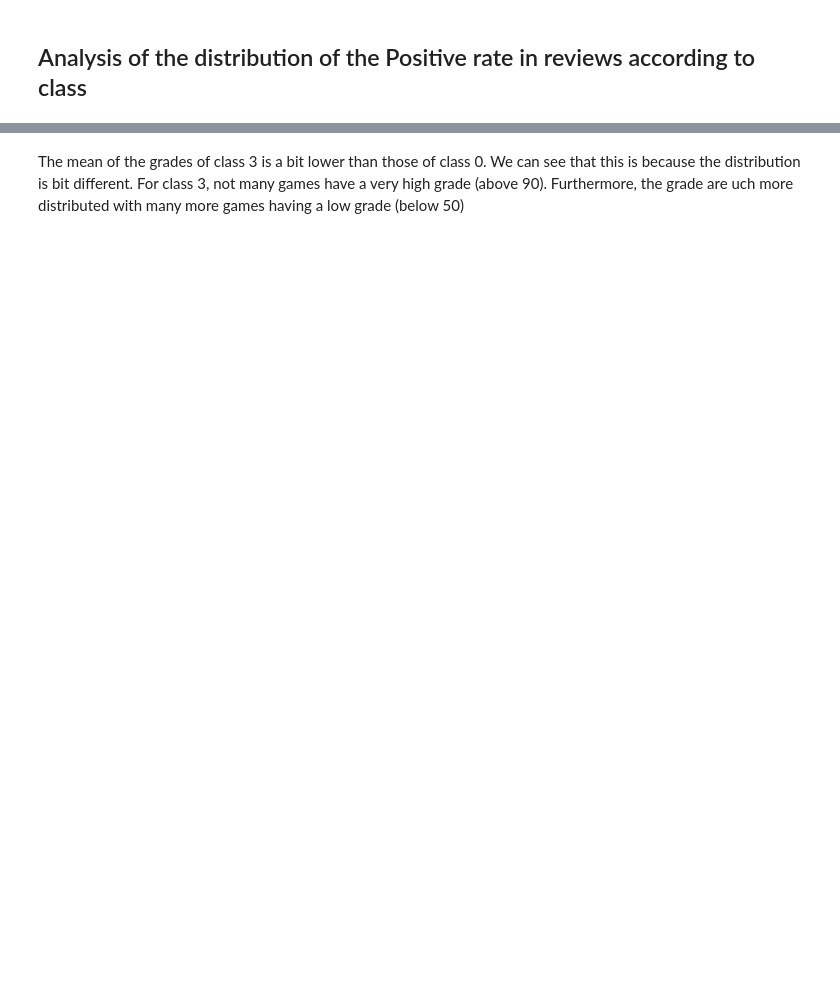
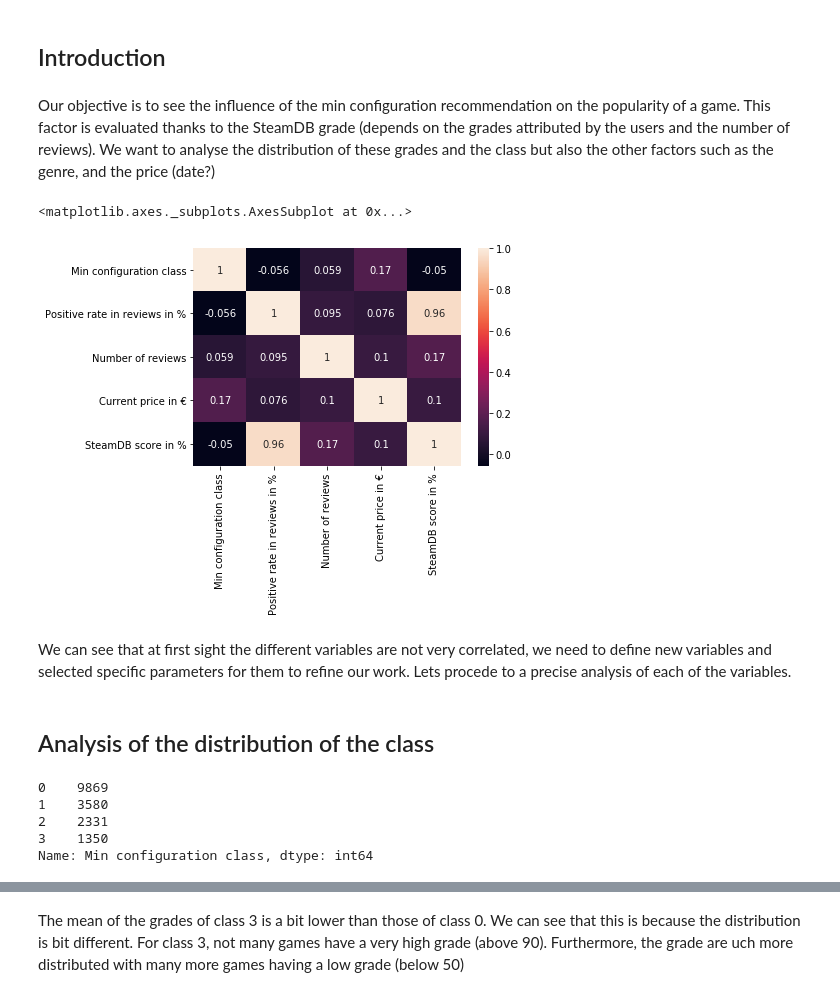
Before and after one commit to gregbellan/MODS203, a Jupyter notebook: Data_Jaylet.ipynb, the cells around one changed output, grey strips where cells are left out. Cells and saved outputs as stored; diff of their text form; code cells hidden in the pictures; blank space fills up the shorter version.

```diff
--- a/Data_Jaylet.ipynb
+++ b/Data_Jaylet.ipynb
@@ -13,5 +13,25 @@ df.head(5)
 | 2 | 568130 | ['Action', 'Adventure', 'Indie'] | ['Nickana Studio'] | ['Nickana Studio'] | 2017-01-03 | 3.99 | 20 | ... |
 | 3 | 568180 | ['Action', 'Adventure', 'Indie'] | ['Sword Twin Studios Ltd.'] | ['Sword Twin Studios Ltd.'] | 2017-03-31 | 0.00 | 12 | ... |
 | 4 | 568200 | ['Casual', 'Indie'] | ['Bruno Freitas'] | ['Bruno Freitas'] | 2016-12-19 | 1.99 | 28 | ... |
+# %% [markdown]
+## Introduction
+# %% [markdown]
+Our objective is to see the influence of the min configuration recommendation on the popularity of a game. This factor is evaluated thanks to the SteamDB grade (depends on the grades attributed by the users and the number of reviews). We want to analyse the distribution of these grades and the class but also the other factors such as the genre, and the price (date?)
+# %%
+corrMatrix = df[["Min configuration class", "Positive rate in reviews in %", "Number of reviews", "Current price in €", "SteamDB score in %"]].corr()
+sn.heatmap(corrMatrix, annot=True)
+# %% [output]
+<matplotlib.axes._subplots.AxesSubplot at 0x...>
+[figure, added]
+# %% [markdown]
+We can see that at first sight the different variables are not very correlated, we need to define new variables and selected specific parameters for them to refine our work. Lets procede to a precise analysis of each of the variables.
 # %% [markdown]
-## Analysis of the distribution of the Positive rate in reviews according to class
+## Analysis of the distribution of the class
+# %%
+df["Min configuration class"].value_counts()
+# %% [output]
+0    9869
+1    3580
+2    2331
+3    1350
+Name: Min configuration class, dtype: int64
```
Also changed, not shown: parts of 21 cells of this notebook.
